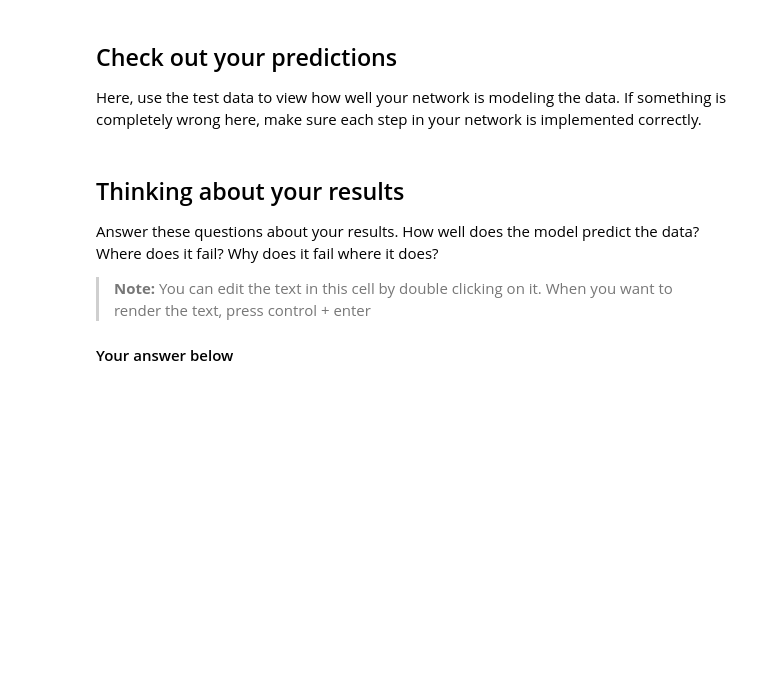
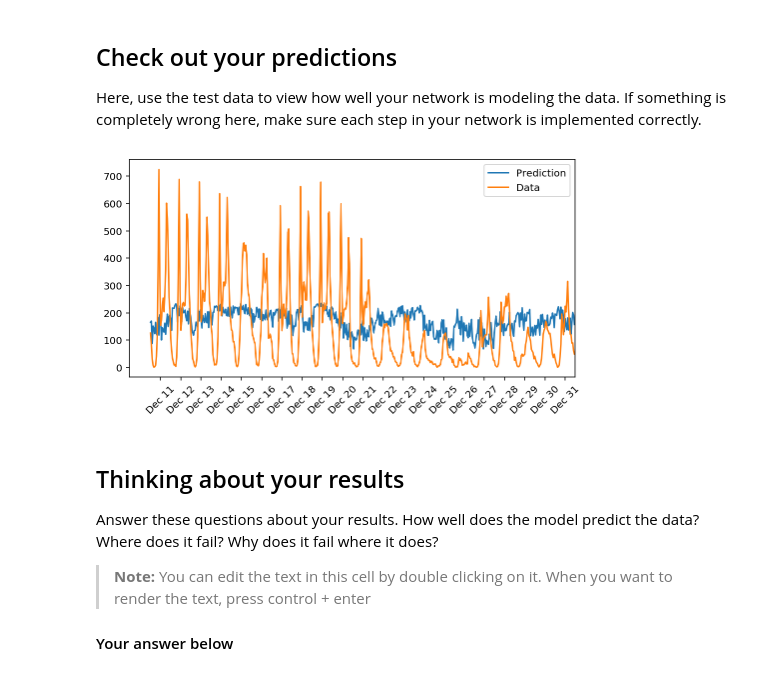
Before and after one commit to StarsMyDestination/ML-Bike-Sharing-nn, a Jupyter notebook: dlnd-your-first-neural-network.ipynb, the cells around one changed output. Cells and saved outputs as stored; diff of their text form; code cells hidden in the pictures; blank space fills up the shorter version.

```diff
--- a/dlnd-your-first-neural-network.ipynb
+++ b/dlnd-your-first-neural-network.ipynb
@@ -232,17 +242,20 @@ Here, use the test data to view how well your network is modeling the data. If s
 # %%
 fig, ax = plt.subplots(figsize=(8,4))
 
 mean, std = scaled_features['cnt']
 predictions = network.run(test_features)*std + mean
-ax.plot(predictions[0], label='Prediction')
+# print predictions.shape
+ax.plot(predictions, label='Prediction')
 ax.plot((test_targets['cnt']*std + mean).values, label='Data')
 ax.set_xlim(right=len(predictions))
 ax.legend()
 
 dates = pd.to_datetime(rides.ix[test_data.index]['dteday'])
 dates = dates.apply(lambda d: d.strftime('%b %d'))
 ax.set_xticks(np.arange(len(dates))[12::24])
 _ = ax.set_xticklabels(dates[12::24], rotation=45)
+# %% [output]
+[figure, added]
 # %% [markdown]
 ## Thinking about your results
 
```
Also changed, not shown: parts of 5 cells of this notebook, 5 other files.
